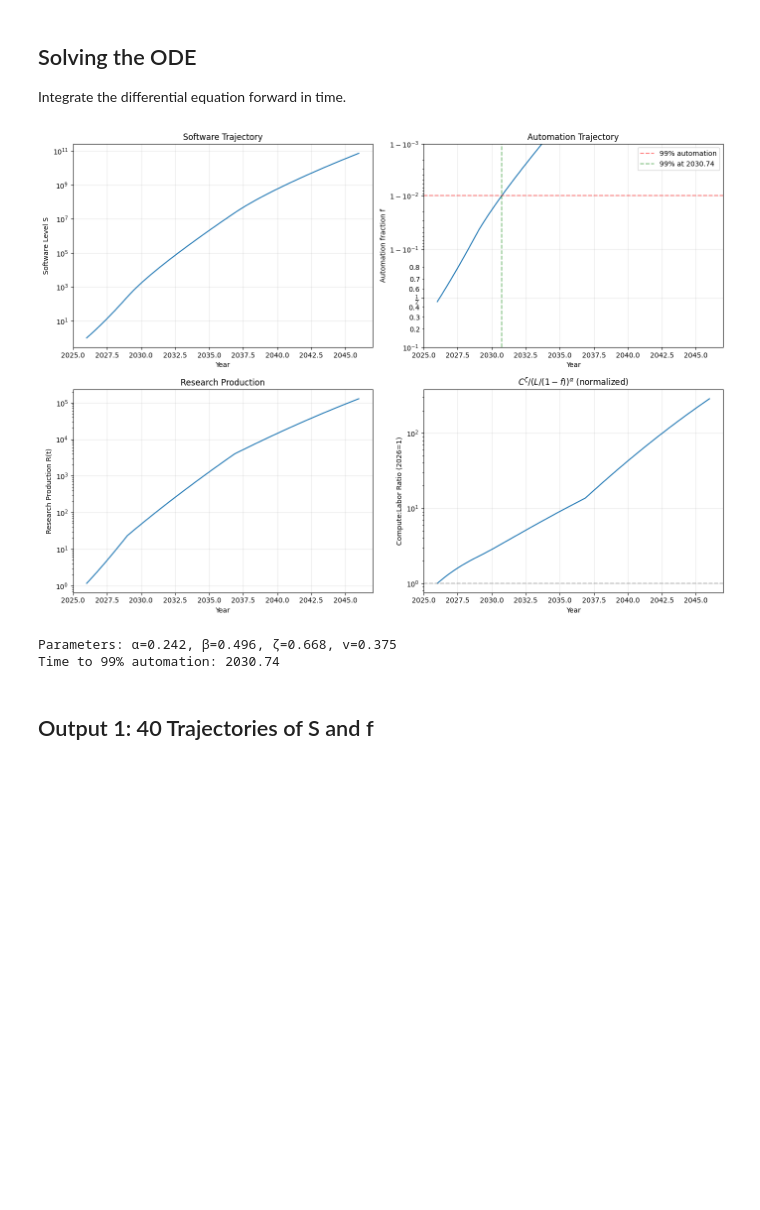
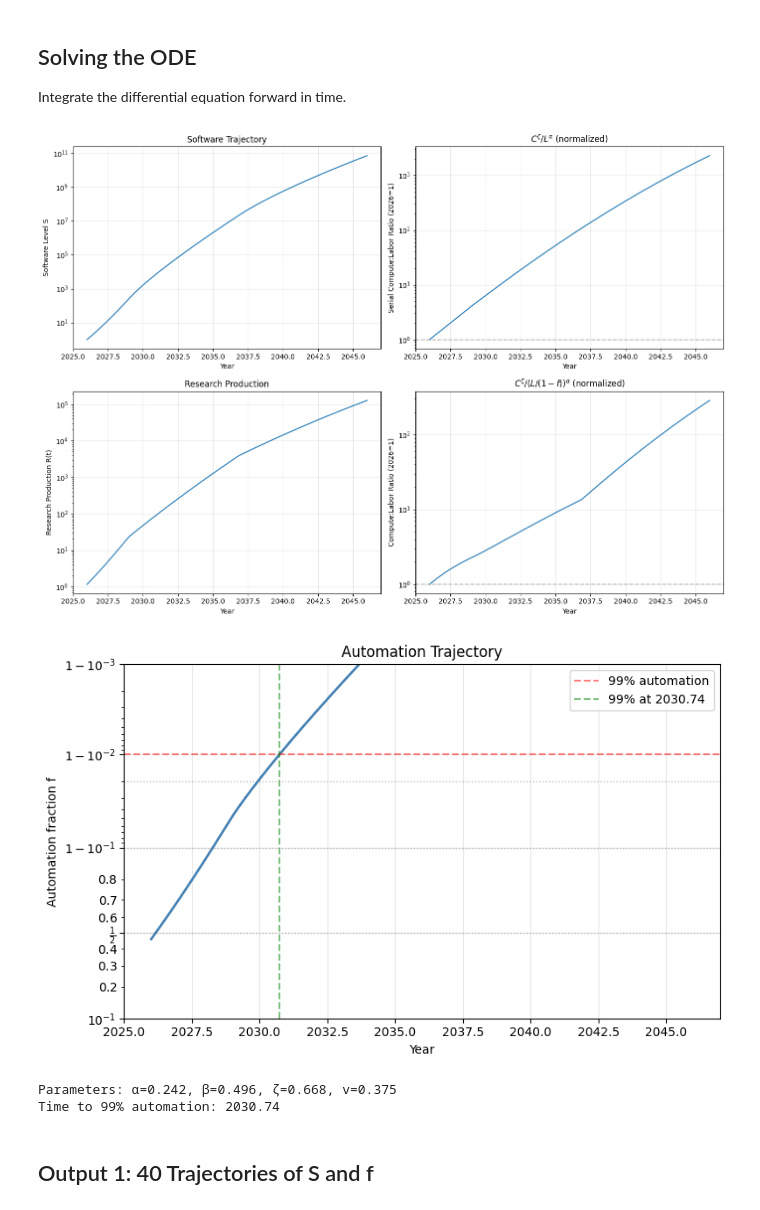
Before and after one commit to tkwa/ai-takeoff-model, a Jupyter notebook: takeoff_simulation.ipynb, the cells around one changed output. Saved outputs shown, nothing was run; the diff lists cells and outputs as text; code cells hidden in the pictures; blank space fills up the shorter version.

```diff
--- a/takeoff_simulation.ipynb
+++ b/takeoff_simulation.ipynb
@@ -343,7 +343,8 @@ def simulate_trajectory(params, t_start=-0.5, t_end=6, max_S=1e12):
     Simulate S(t) from t_start to t_end (relative to Jan 2026).
 
     Returns:
-        t_array, S_array, f_array, R_array, compute_labor_ratio_array, reached_99 (time when f >= 0.99, or None)
+        t_array, S_array, f_array, R_array, compute_labor_ratio_array,
+        raw_compute_labor_ratio_array, reached_99 (time when f >= 0.99, or None)
     """
     alpha = params['alpha']
     beta = params['beta']
@@ -404,27 +405,32 @@ def simulate_trajectory(params, t_start=-0.5, t_end=6, max_S=1e12):
         compute_term = C_dense ** zeta
         ratio_dense = compute_term / labor_term
 
-        # Normalize to 2026 value (t=0)
-        # Find the index closest to t=0
+        # Raw (serial) compute:labor ratio C^ζ / L^α (without automation factor)
+        raw_labor_term = L_dense ** alpha
+        raw_ratio_dense = compute_term / raw_labor_term
+
+        # Normalize both to 2026 value (t=0)
         idx_2026 = np.argmin(np.abs(t_dense - 0))
         ratio_2026 = ratio_dense[idx_2026]
         ratio_normalized = ratio_dense / ratio_2026
+        raw_ratio_2026 = raw_ratio_dense[idx_2026]
+        raw_ratio_normalized = raw_ratio_dense / raw_ratio_2026
 
         # Check for 99% automation time
         reached_99 = None
         if sol.t_events[0] is not None and len(sol.t_events[0]) > 0:
             reached_99 = sol.t_events[0][0] + YEAR_START  # Convert to year
 
-        return t_dense, S_dense, f_dense, R_dense, ratio_normalized, reached_99
+        return t_dense, S_dense, f_dense, R_dense, ratio_normalized, raw_ratio_normalized, reached_99
 
     except Exception as e:
         print(f"Integration error: {e}")
-        return None, None, None, None, None, None
+        return None, None, None, None, None, None, None
 
 # Test with one trajectory
 np.random.seed(42)
 params = sample_parameters()
-t_arr, S_arr, f_arr, R_arr, ratio_arr, time_99 = simulate_trajectory(params, t_start=0, t_end=20)
+t_arr, S_arr, f_arr, R_arr, ratio_arr, raw_ratio_arr, time_99 = simulate_trajectory(params, t_start=0, t_end=20)
 
 if t_arr is not None:
     fig, axes = plt.subplots(2, 2, figsize=(14, 10))
@@ -435,45 +441,61 @@ if t_arr is not None:
     axes[0, 0].set_ylabel('Software Level S')
     axes[0, 0].set_yscale('log')
     axes[0, 0].set_title('Software Trajectory')
     axes[0, 0].grid(True, alpha=0.3)
 
-    # Top right: f(t) with log scale for 1-f
-    axes[0, 1].plot(t_arr + YEAR_START, f_arr)
+    # Top right: Raw compute:labor ratio (serial, without automation)
+    axes[0, 1].plot(t_arr + YEAR_START, raw_ratio_arr)
     axes[0, 1].set_xlabel('Year')
-    axes[0, 1].set_ylabel('Automation fraction f')
-    axes[0, 1].set_title('Automation Trajectory')
-    axes[0, 1].set_yscale('logit')
-    axes[0, 1].set_ylim(0.1, 0.999)
-    axes[0, 1].axhline(0.99, color='red', linestyle='--', alpha=0.5, label='99% automation')
-    if time_99:
-        axes[0, 1].axvline(time_99, color='green', linestyle='--', alpha=0.5, label=f'99% at {time_99:.2f}')
-    axes[0, 1].legend()
+    axes[0, 1].set_ylabel('Serial Compute:Labor Ratio (2026=1)')
+    axes[0, 1].set_yscale('log')
+    axes[0, 1].set_title('$C^\\zeta / L^\\alpha$ (normalized)')
+    axes[0, 1].axhline(1, color='gray', linestyle='--', alpha=0.5)
     axes[0, 1].grid(True, alpha=0.3)
 
     # Bottom left: R(t)
     axes[1, 0].plot(t_arr + YEAR_START, R_arr)
     axes[1, 0].set_xlabel('Year')
     axes[1, 0].set_ylabel('Research Production R(t)')
     axes[1, 0].set_yscale('log')
     axes[1, 0].set_title('Research Production')
     axes[1, 0].grid(True, alpha=0.3)
 
-    # Bottom right: Compute:Labor ratio
+    # Bottom right: Compute:Labor ratio (with automation)
     axes[1, 1].plot(t_arr + YEAR_START, ratio_arr)
     axes[1, 1].set_xlabel('Year')
     axes[1, 1].set_ylabel('Compute:Labor Ratio (2026=1)')
     axes[1, 1].set_yscale('log')
     axes[1, 1].set_title('$C^\\zeta / (L/(1-f))^\\alpha$ (normalized)')
     axes[1, 1].axhline(1, color='gray', linestyle='--', alpha=0.5)
     axes[1, 1].grid(True, alpha=0.3)
 
     plt.tight_layout()
     plt.show()
 
+    # Separate automation trajectory plot
+    fig2, ax_f = plt.subplots(figsize=(8, 5))
+    ax_f.plot(t_arr + YEAR_START, f_arr, linewidth=2, color='steelblue')
+    ax_f.axhline(0.99, color='red', linestyle='--', alpha=0.5, label='99% automation')
+    if time_99:
+        ax_f.axvline(time_99, color='green', linestyle='--', alpha=0.5, label=f'99% at {time_99:.2f}')
+    ax_f.set_xlabel('Year')
+    ax_f.set_ylabel('Automation fraction f')
+    ax_f.set_title('Automation Trajectory')
+    ax_f.set_yscale('logit')
+    ax_f.set_ylim(0.1, 0.999)
+    ax_f.axhline(0.5, color='gray', linestyle=':', alpha=0.5, linewidth=1)
+    ax_f.axhline(0.9, color='gray', linestyle=':', alpha=0.5, linewidth=1)
+    ax_f.axhline(0.98, color='gray', linestyle=':', alpha=0.5, linewidth=1)
+    ax_f.legend()
+    ax_f.grid(True, alpha=0.3)
+    plt.tight_layout()
+    plt.show()
+
     print(f"\nParameters: α={params['alpha']:.3f}, β={params['beta']:.3f}, ζ={params['zeta']:.3f}, v={params['v']:.3f}")
     print(f"Time to 99% automation: {time_99:.2f}" if time_99 else "Did not reach 99% automation")
 # %% [output]
-[figure, old version]
+[figure, new version]
+[figure, added]
 Parameters: α=0.242, β=0.496, ζ=0.668, v=0.375
 Time to 99% automation: 2030.74
 # %% [markdown]
```
Also changed, not shown: parts of 3 cells of this notebook, 6 other files.
